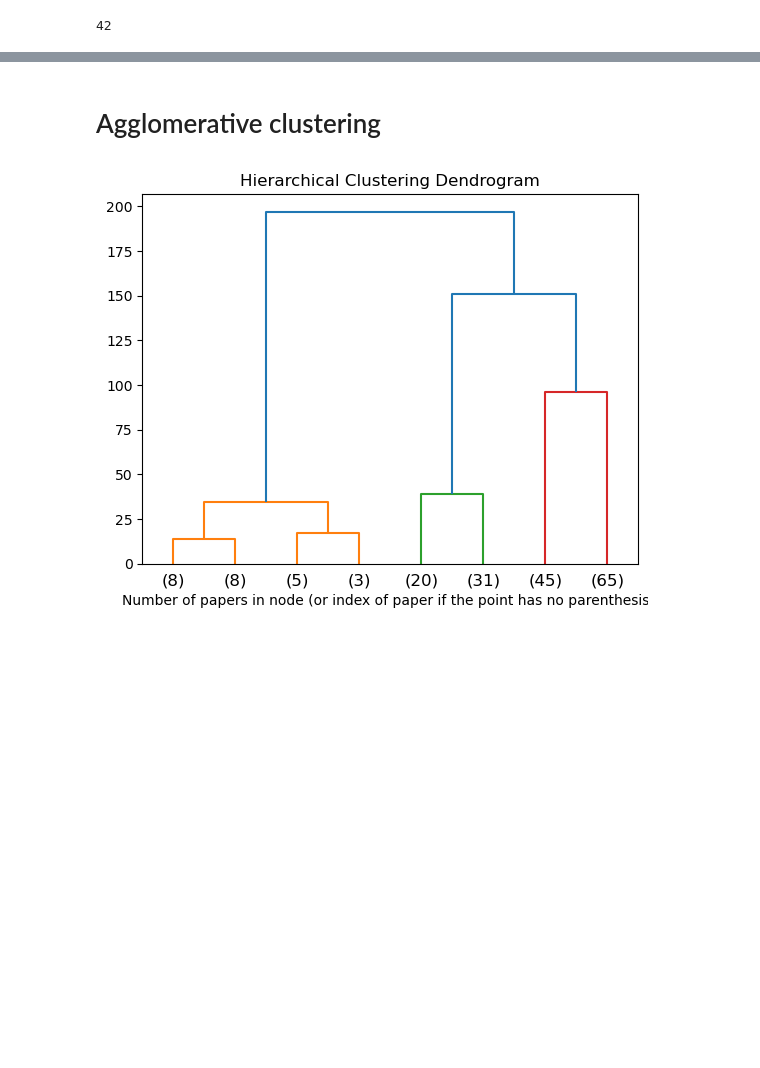
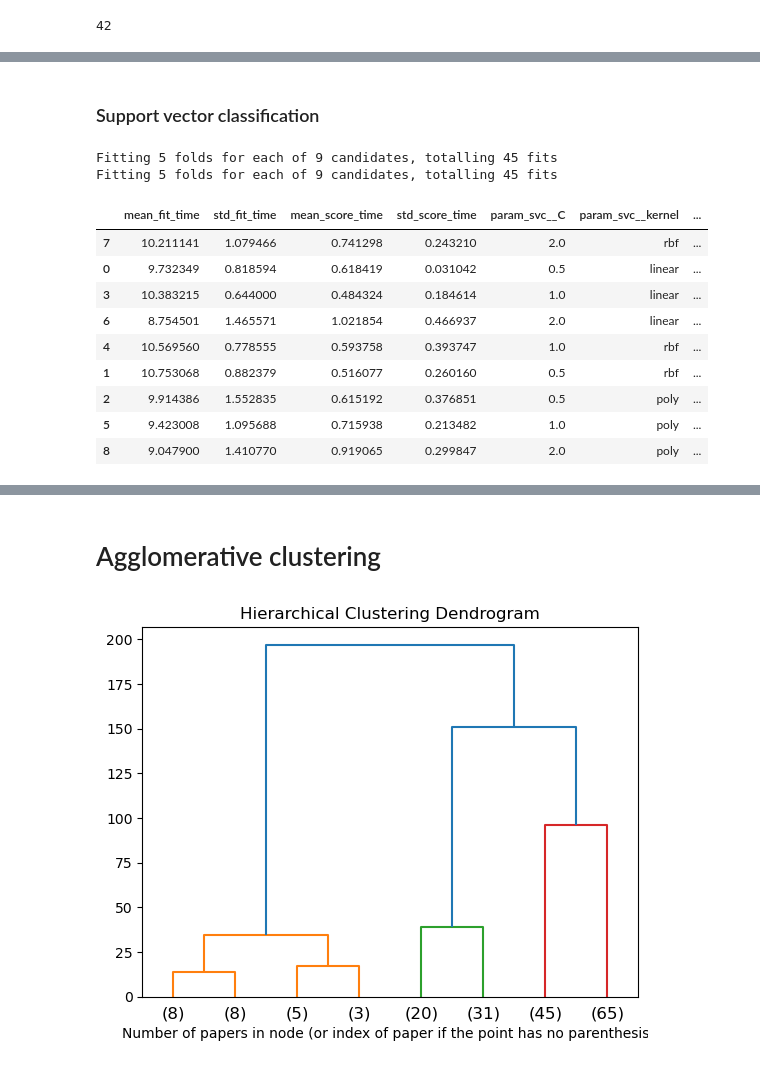
Before and after one commit to mkorob/AI_Authorship_Attribution, a Jupyter notebook: src/gpt-who.ipynb, the cells around one changed output, grey strips where cells are left out. Cells and saved outputs as stored; diff of their text form; code cells hidden in the pictures; blank space fills up the shorter version.

Commit message:
Add grid search for PCA/Scaled data and using RandomForests, SVC and LinearRegression.

```diff
--- a/src/gpt-who.ipynb
+++ b/src/gpt-who.ipynb
@@ -422,3 +432,9 @@ plt.show()
+# %%
+# Keep only the first 25 components.
+
+pca = PCA(n_components=25)
+X_train_pca = pca.fit_transform(X_train_df)
+# TODO: PCA transform all datasets.
 # %% [markdown]
 # 4. Run Models
 # %%
@@ -474,0 +495,16 @@ predictions_LR = run_classifier(X_train_scaled, y_train, X_val_scaled, y_val, cl
+# %%
+import os
+os.environ["TOKENIZERS_PARALLELISM"] = "false"
+
+from sklearn.model_selection import GridSearchCV
+from sklearn.pipeline import Pipeline
+
+def grid_search(model, params, X_scaled, X_pca, y, cv=5):
+    X_scaled = np.nan_to_num(X_scaled)
+    X_pca = np.nan_to_num(X_pca)
+    y = np.nan_to_num(y)
+    gridSearch_scaled = GridSearchCV(model, params, cv=cv, verbose=1, n_jobs=128)
+    gridSearch_scaled.fit(X_scaled, y)
+    gridSearch_pca = GridSearchCV(model, params, cv=cv, verbose=1, n_jobs=128)
+    gridSearch_pca.fit(X_pca, y)
+    return gridSearch_scaled, gridSearch_pca
@@ -474,0 +571,26 @@ predictions_LR = run_classifier(X_train_scaled, y_train, X_val_scaled, y_val, cl
+# %% [markdown]
+### Support vector classification
+# %%
+svc_scaled, svc_pca = grid_search(
+    Pipeline([('svc', SVC())]),
+    {'svc__kernel': ['linear', 'rbf', 'poly'],
+     'svc__C': [0.5, 1., 2.]},
+    X_train_scaled,
+    X_train_pca,
+    y_train)
+# %% [output]
+Fitting 5 folds for each of 9 candidates, totalling 45 fits
+Fitting 5 folds for each of 9 candidates, totalling 45 fits
+# %%
+pd.DataFrame.from_dict(svc_scaled.cv_results_).sort_values(by=['rank_test_score'])
+# %% [output]
+|  | mean_fit_time | std_fit_time | mean_score_time | std_score_time | param_svc__C | param_svc__kernel | ... |
+| 7 | 10.211141 | 1.079466 | 0.741298 | 0.243210 | 2.0 | rbf | ... |
+| 0 | 9.732349 | 0.818594 | 0.618419 | 0.031042 | 0.5 | linear | ... |
+| 3 | 10.383215 | 0.644000 | 0.484324 | 0.184614 | 1.0 | linear | ... |
+| 6 | 8.754501 | 1.465571 | 1.021854 | 0.466937 | 2.0 | linear | ... |
+| 4 | 10.569560 | 0.778555 | 0.593758 | 0.393747 | 1.0 | rbf | ... |
+| 1 | 10.753068 | 0.882379 | 0.516077 | 0.260160 | 0.5 | rbf | ... |
+| 2 | 9.914386 | 1.552835 | 0.615192 | 0.376851 | 0.5 | poly | ... |
+| 5 | 9.423008 | 1.095688 | 0.715938 | 0.213482 | 1.0 | poly | ... |
+| 8 | 9.047900 | 1.410770 | 0.919065 | 0.299847 | 2.0 | poly | ... |
```
Also changed, not shown: parts of 17 cells of this notebook.
